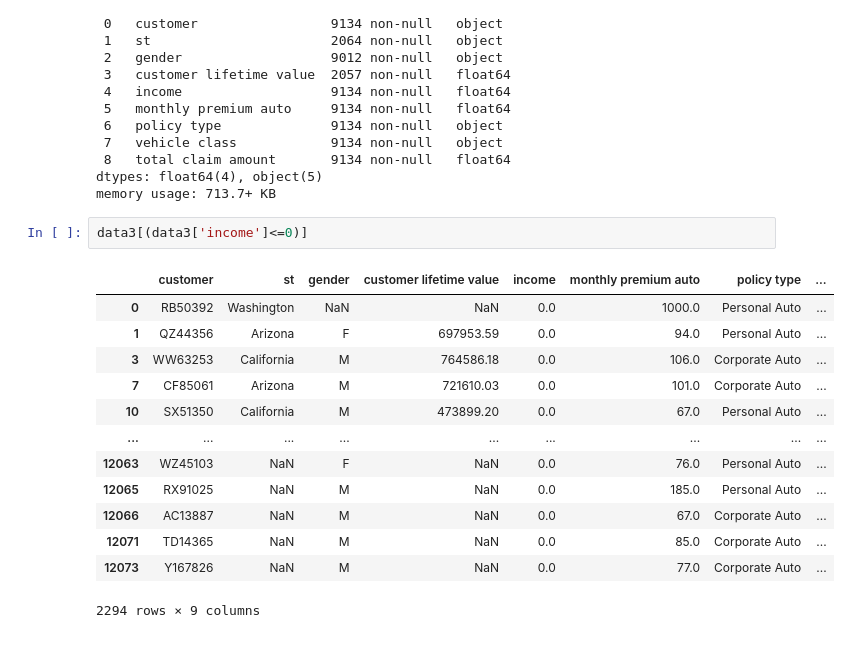
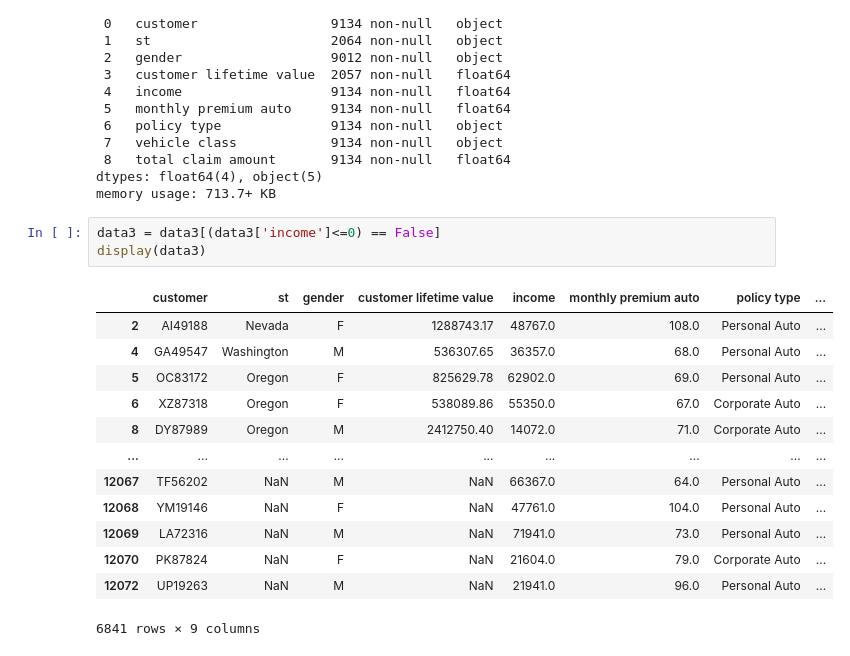
Before and after one commit to Marta-uzcanga/lab-customer-analysis-round-1, a Jupyter notebook: files_for_lab/csv_files/Lab_Customer_Analysis_Round_1.ipynb, the cells around one changed output. Saved outputs shown, nothing was run; the diff lists cells and outputs as text.

```diff
--- a/files_for_lab/csv_files/Lab_Customer_Analysis_Round_1.ipynb
+++ b/files_for_lab/csv_files/Lab_Customer_Analysis_Round_1.ipynb
@@ -249,18 +249,19 @@ Data columns (total 9 columns):
 dtypes: float64(4), object(5)
 memory usage: 713.7+ KB
 # %%
-data3[(data3['income']<=0)]
+data3 = data3[(data3['income']<=0) == False]
+display(data3)
 # %% [output]
 |  | customer | st | gender | customer lifetime value | income | monthly premium auto | policy type | ... |
-| 0 | RB50392 | Washington | NaN | NaN | 0.0 | 1000.0 | Personal Auto | ... |
-| 1 | QZ44356 | Arizona | F | 697953.59 | 0.0 | 94.0 | Personal Auto | ... |
-| 3 | WW63253 | California | M | 764586.18 | 0.0 | 106.0 | Corporate Auto | ... |
-| 7 | CF85061 | Arizona | M | 721610.03 | 0.0 | 101.0 | Corporate Auto | ... |
-| 10 | SX51350 | California | M | 473899.20 | 0.0 | 67.0 | Personal Auto | ... |
+| 2 | AI49188 | Nevada | F | 1288743.17 | 48767.0 | 108.0 | Personal Auto | ... |
+| 4 | GA49547 | Washington | M | 536307.65 | 36357.0 | 68.0 | Personal Auto | ... |
+| 5 | OC83172 | Oregon | F | 825629.78 | 62902.0 | 69.0 | Personal Auto | ... |
+| 6 | XZ87318 | Oregon | F | 538089.86 | 55350.0 | 67.0 | Corporate Auto | ... |
+| 8 | DY87989 | Oregon | M | 2412750.40 | 14072.0 | 71.0 | Corporate Auto | ... |
 | ... | ... | ... | ... | ... | ... | ... | ... | ... |
-| 12063 | WZ45103 | NaN | F | NaN | 0.0 | 76.0 | Personal Auto | ... |
-| 12065 | RX91025 | NaN | M | NaN | 0.0 | 185.0 | Personal Auto | ... |
-| 12066 | AC13887 | NaN | M | NaN | 0.0 | 67.0 | Corporate Auto | ... |
-| 12071 | TD14365 | NaN | M | NaN | 0.0 | 85.0 | Corporate Auto | ... |
-| 12073 | Y167826 | NaN | M | NaN | 0.0 | 77.0 | Corporate Auto | ... |
+| 12067 | TF56202 | NaN | M | NaN | 66367.0 | 64.0 | Personal Auto | ... |
+| 12068 | YM19146 | NaN | F | NaN | 47761.0 | 104.0 | Personal Auto | ... |
+| 12069 | LA72316 | NaN | M | NaN | 71941.0 | 73.0 | Personal Auto | ... |
+| 12070 | PK87824 | NaN | F | NaN | 21604.0 | 79.0 | Corporate Auto | ... |
+| 12072 | UP19263 | NaN | M | NaN | 21941.0 | 96.0 | Personal Auto | ... |
-2294 rows × 9 columns
+6841 rows × 9 columns
```
